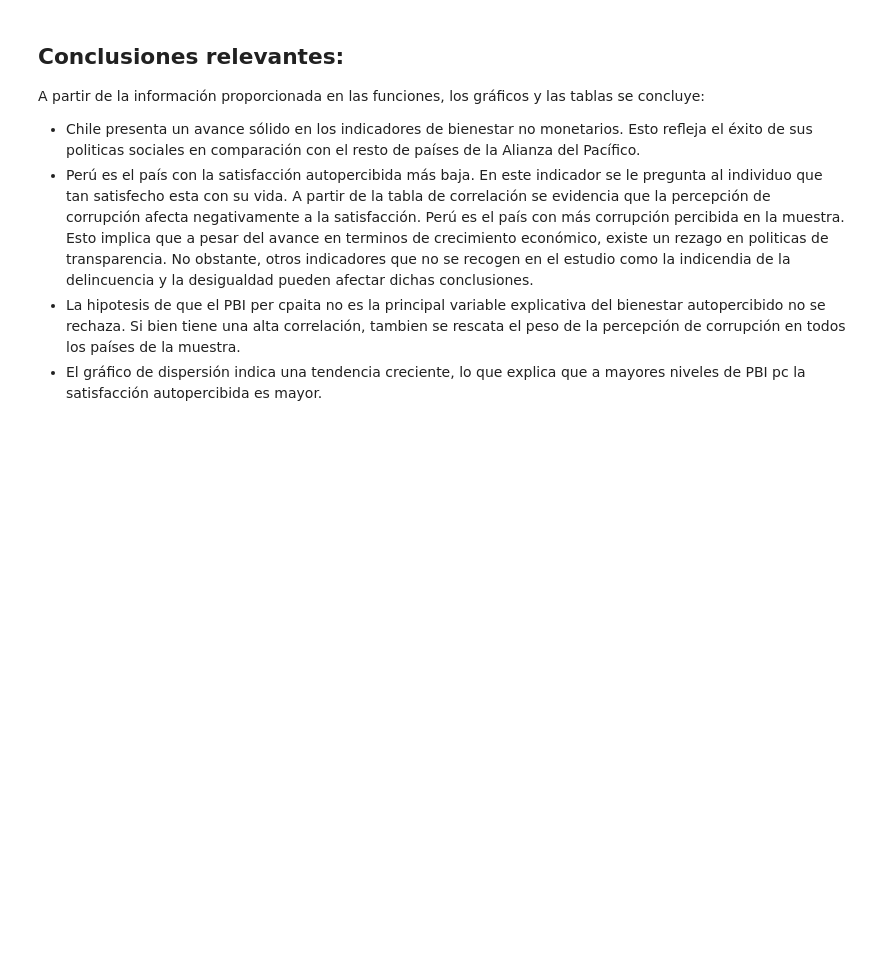
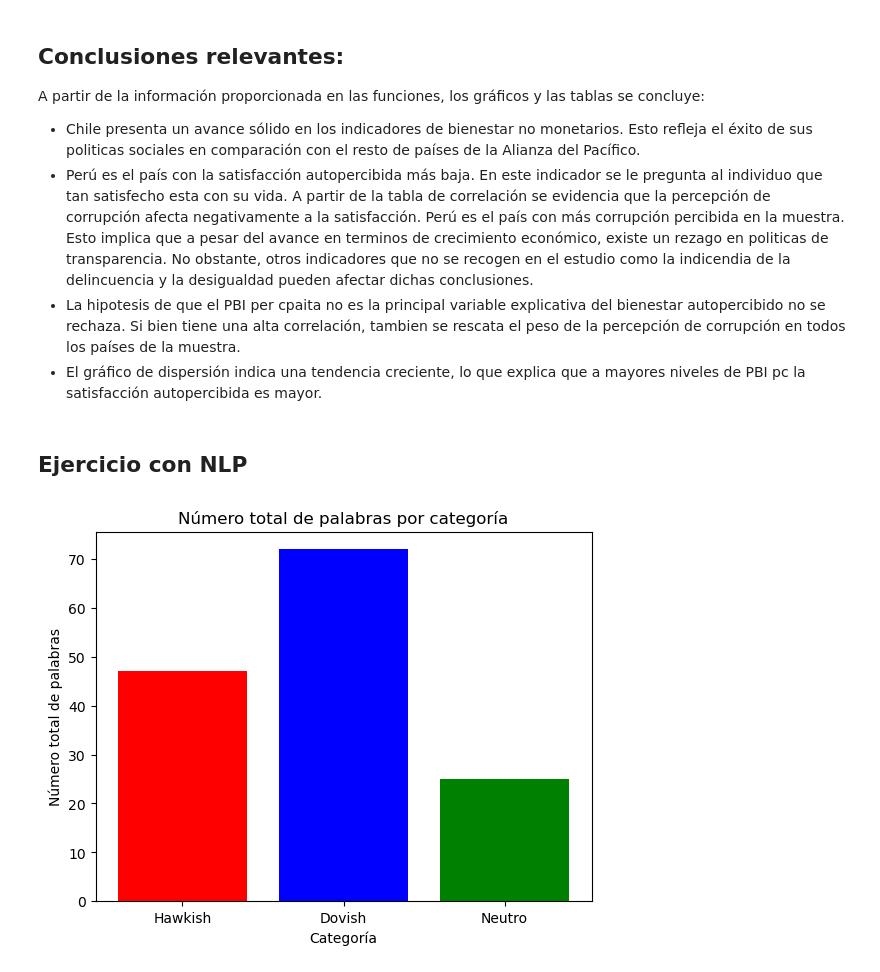
Before and after one commit to raviro2000/proyecto-final-rafael-vilca_piero-fernandez-davila, a Jupyter notebook: proyecto_final_plantilla.ipynb, the cells around one changed output. Drawn from its saved outputs; the diff is of its cells as text; code cells hidden in the pictures; blank space fills up the shorter version.

```diff
--- a/proyecto_final_plantilla.ipynb
+++ b/proyecto_final_plantilla.ipynb
@@ -270,3 +270,82 @@ A partir de la información proporcionada en las funciones, los gráficos y las
 - Perú es el país con la satisfacción autopercibida más baja. En este indicador se le pregunta al individuo que tan satisfecho esta con su vida. A partir de la tabla de correlación se evidencia que la percepción de corrupción afecta negativamente a la satisfacción. Perú es el país con más corrupción percibida en la muestra. Esto implica que a pesar del avance en terminos de crecimiento económico, existe un rezago en politicas de transparencia. No obstante, otros indicadores que no se recogen en el estudio como la indicendia de la delincuencia y la desigualdad pueden afectar dichas conclusiones.
 - La hipotesis de que el PBI per cpaita no es la principal variable explicativa del bienestar autopercibido no se rechaza. Si bien tiene una alta correlación, tambien se rescata el peso de la percepción de corrupción en todos los países de la muestra.
 - El gráfico de dispersión indica una tendencia creciente, lo que explica que a mayores niveles de PBI pc la satisfacción autopercibida es mayor.
+# %% [markdown]
+## Ejercicio con NLP
+# %%
+import os
+import fitz
+import matplotlib.pyplot as plt
+
+#Ruta de acceso a la carpeta donde están los reportes 2020-2024. Aquí descargamos los reportes en pdf desde enero del 2020 hasta enero del 2024.
+ruta_carpeta = "C:\\Users\\ravir\\OneDrive\\Documentos\\Git hub\\Reportes"
+
+#Diccionario para almacenar las frases y sus respectivos valores
+frases_dict = {
+    "hawkish": ["normalización de la posición de política monetaria", "por encima del rango meta", "retorno de la inflación al rango meta", "normalización de la política monetaria", "atento a la nueva información referida a la inflación y sus determinantes", "compromiso de adoptar las acciones necesarias"],
+    "dovish": ["actividad económica en el país está siendo afectada", "reducción de la demanda interna", "sostener el sistema de pagos", "defender la estabilidad macrofinanciera", "debilitamiento significativo de la demanda interna", "actividad económica se encuentra severamente afectada", "riesgos respecto a la actividad económica mundial se han materializado", "recesión global", "actividad económica viene siendo severamente afectada", "debajo del rango meta", "postura monetaria fuertemente expansiva", "política monetaria expansiva" "ampliar el estímulo monetario", "significativamente por debajo de sus niveles del año anterior", "niveles inferiores a los del año pasado", "limite inferior del rango meta", "tramo inferior del rango meta", "debajo de su nivel potencial", "postura monetaria expansiva"],
+    "neutro": ["riesgos respecto a la actividad económica mundial por las tensiones comerciales se han atenuado", "atento a la nueva información sobre inflación", "atento a la nueva información sobre las expectativas de inflación", "ciclo de alzas sucesivas", "política monetaria continúa siendo expansiva", "retiro gradual del estímulo monetario", "fin del ciclo de alzas", "condicionados a la nueva información sobre la inflación", "ciclo de sucesivas reducciones"]
+}
+
+#Diccionario para almacenar el tono numérico de cada reporte
+tono_reportes = {}
+
+
+#Inicializar contadores de tonos
+hawkish_count_total = 0
+dovish_count_total = 0
+neutro_count_total = 0
+
+#Con este loop procesamos archivo por archivo. Todos están en formato pdf. Este loop trabaja con el texto directo. No tokenizamos el texto dado que en la tokenización se perdían varios aspectos valiosos y no permitía que los datos sean bien interpretados de acuerdo a las keywords establecidas anteriormente.
+for archivo in os.listdir(ruta_carpeta):
+    if archivo.endswith(".pdf"):
+        ruta_archivo = os.path.join(ruta_carpeta, archivo)
+
+        #Leer el contenido del archivo PDF
+        with fitz.open(ruta_archivo) as pdf:
+            contenido = ""
+            for pagina in pdf:
+                contenido += pagina.get_text()
+
+        #Inicializar contadores de tonos. Por cada expresión que encuentre en los reportes le sumara 1 a la lista de cada tono, de este modo los reportes
+                #que almacenen más palabras de cada tono serán más "fuertemente" hawkish, dovish o neutral.
+        hawkish_count = 0
+        dovish_count = 0
+        neutro_count = 0
+
+        #Verificar el tono de cada frase.
+        for tono, frases in frases_dict.items():
+            for frase in frases:
+                if frase.lower() in contenido.lower():
+                    if tono == "hawkish":
+                        hawkish_count += 1
+                        hawkish_count_total +=1
+                    elif tono == "dovish":
+                        dovish_count += 1
+                        dovish_count_total +=1
+                    elif tono == "neutro":
+                        neutro_count += 1
+                        neutro_count_total += 1
+
+        #Determinar el tono numérico. Lo restamos por si es que aparece ambos tipo de frases en cada reporte. De modo que, sepamos el grado de tono de cada uno.
+        tono_numerico = hawkish_count - dovish_count
+
+        #Almacenar el tono en el diccionario
+        tono_reportes[archivo] = tono_numerico
+
+
+#No es necesario hacer un código para ordenar los reportes pues el nombre de cada pdf hace que se orden de menor a mayor, lo cual es, desde enero del 2020 hasta enero del 2024.
+tono_reportes
+
+
+#Crear un gráfico de barras
+categorias = ["Hawkish", "Dovish", "Neutro"]
+counts = [hawkish_count_total, dovish_count_total, neutro_count_total]
+
+plt.bar(categorias, counts, color=['red', 'blue', 'green'])
+plt.title('Número total de palabras por categoría')
+plt.xlabel('Categoría')
+plt.ylabel('Número total de palabras')
+plt.show()
+# %% [output]
+[figure, added]
```
Also changed, not shown: parts of 5 cells of this notebook, 1 other file.
